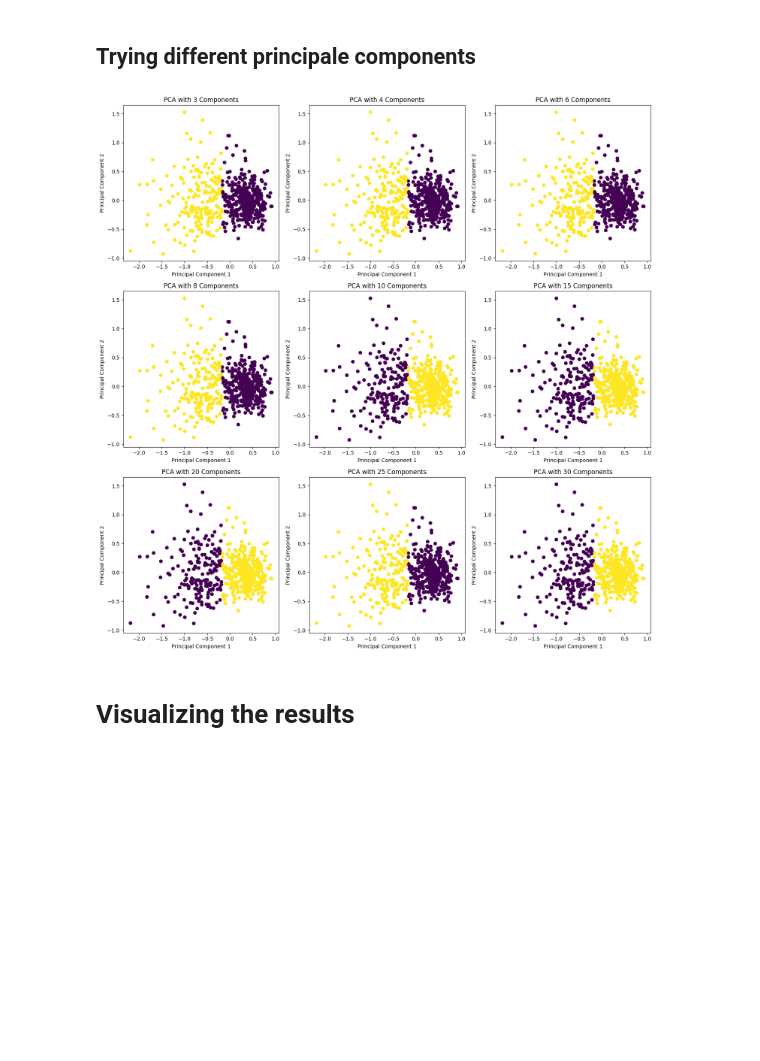
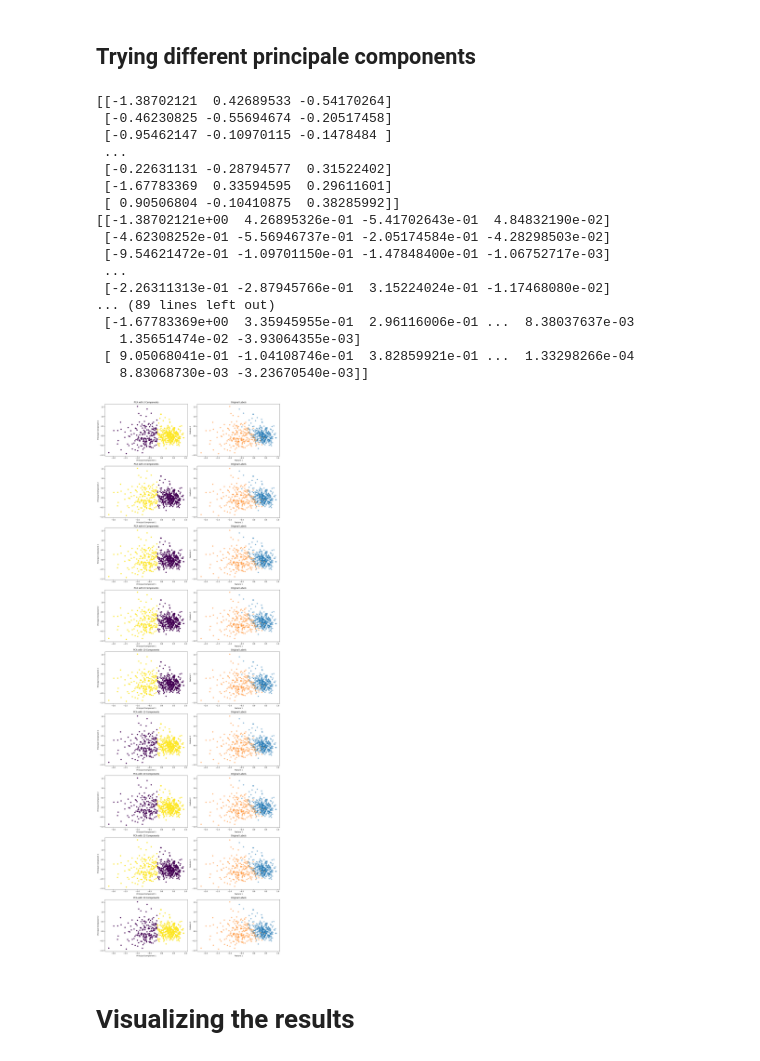
Before and after one commit to Tahker-w-tadmeer/ml4, a Jupyter notebook: main.ipynb, the cells around one changed output. Cells and saved outputs as stored; diff of their text form; code cells hidden in the pictures; blank space fills up the shorter version.

Commit message:
Add original labels

```diff
--- a/main.ipynb
+++ b/main.ipynb
@@ -159,35 +159,62 @@ SSE Experiment 2 (With PCA): 110.97
 ## Trying different principale components
 # %%
 num_components_list = [3, 4, 6, 8, 10, 15, 20, 25, 30]
-num_cols = 3
+num_cols = 2
 
-num_plots = len(num_components_list)
+num_plots = len(num_components_list)*2
 num_rows = (num_plots - 1) // num_cols + 1  # Calculate the number of rows needed
 
 fig, axs = plt.subplots(num_rows, num_cols, figsize=(15, 5*num_rows))
 
+i=0
 for idx, n_components in enumerate(num_components_list):
     t_data = pca(features, n_components)
     centroids, labels_pca = k_means(t_data, k=2)
 
-    row_idx = idx // num_cols
-    col_idx = idx % num_cols
+    row_idx = idx
+    col_idx=i
     ax = axs[row_idx, col_idx] if num_plots > 1 else axs
 
     ax.scatter(t_data[:, 0], t_data[:, 1], c=labels_pca, cmap='viridis')
     ax.set_title(f'PCA with {n_components} Components')
     ax.set_xlabel('Principal Component 1')
     ax.set_ylabel('Principal Component 2')
 
+    # Plot original labels
+    ax_original = axs[row_idx, col_idx + 1]
+    pca_points = t_data[np.where(target == 0)]
+    ax_original.scatter(pca_points[:, 0], pca_points[:, 1], label="M", cmap='viridis', alpha=0.5)
+    pca_points = t_data[np.where(target == 1)]
+    ax_original.scatter(pca_points[:, 0], pca_points[:, 1], label="B", cmap='viridis', alpha=0.5)
+    ax_original.set_title('Original Labels')
+    ax_original.set_xlabel('Feature 1')
+    ax_original.set_ylabel('Feature 2')
 # Hide empty subplots if any
 for i in range(num_plots, num_rows * num_cols):
     ax = axs.flatten()[i]
     ax.axis('off')
 
 plt.tight_layout()
 plt.show()
 # %% [output]
+[[-1.38702121  0.42689533 -0.54170264]
+ [-0.46230825 -0.55694674 -0.20517458]
+ [-0.95462147 -0.10970115 -0.1478484 ]
+ ...
+ [-0.22631131 -0.28794577  0.31522402]
+ [-1.67783369  0.33594595  0.29611601]
+ [ 0.90506804 -0.10410875  0.38285992]]
+[[-1.38702121e+00  4.26895326e-01 -5.41702643e-01  4.84832190e-02]
+ [-4.62308252e-01 -5.56946737e-01 -2.05174584e-01 -4.28298503e-02]
+ [-9.54621472e-01 -1.09701150e-01 -1.47848400e-01 -1.06752717e-03]
+ ...
+ [-2.26311313e-01 -2.87945766e-01  3.15224024e-01 -1.17468080e-02]
+... (89 lines left out)
+ [-1.67783369e+00  3.35945955e-01  2.96116006e-01 ...  8.38037637e-03
+   1.35651474e-02 -3.93064355e-03]
+ [ 9.05068041e-01 -1.04108746e-01  3.82859921e-01 ...  1.33298266e-04
+   8.83068730e-03 -3.23670540e-03]]
-[figure, old version]
+[figure, new version]
 # %% [markdown]
 # Visualizing the results
 # %%
```
Also changed, not shown: parts of 3 cells of this notebook, 1 other file.
